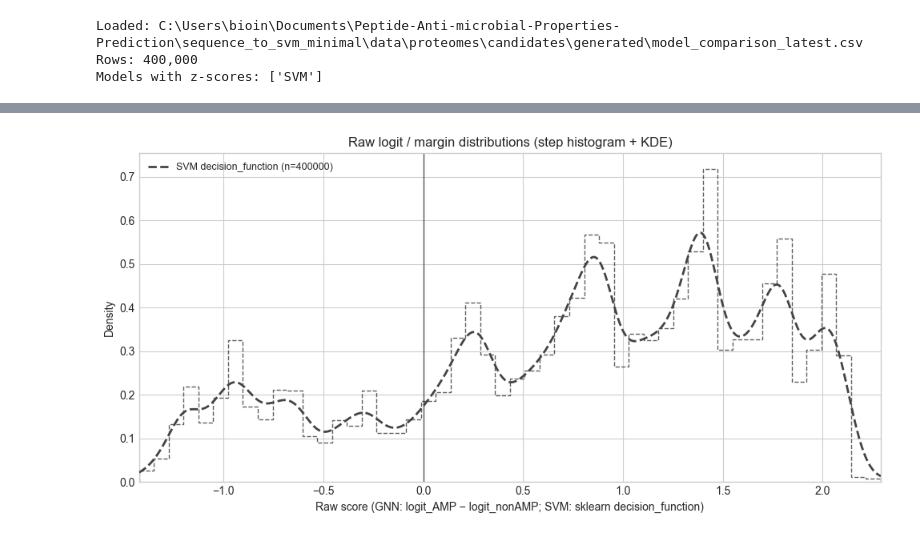
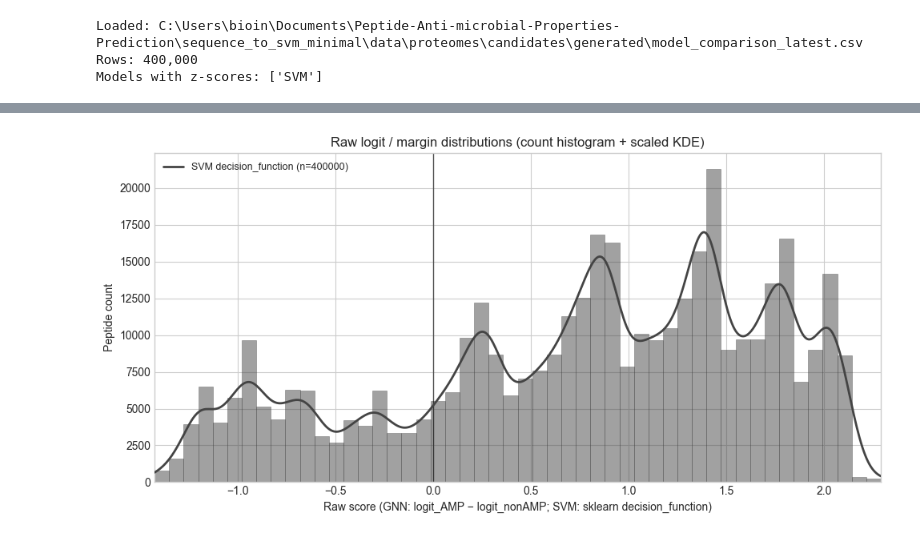
Before and after one commit to KYinXu/Peptide-Anti-microbial-Properties-Prediction, a Jupyter notebook: notebooks/comparison_exploration.ipynb, the cells around one changed output, grey strips where cells are left out. Saved outputs shown, nothing was run; the diff lists cells and outputs as text; code cells hidden in the pictures.

```diff
--- a/notebooks/comparison_exploration.ipynb
+++ b/notebooks/comparison_exploration.ipynb
@@ -108,5 +195,5 @@ plt.show()
 # %%
-# Raw classifier scores: step histogram + KDE (GNN logit margin; SVM = decision_function)
+# Raw classifier scores: count histogram + KDE scaled to peptide count per bin
 margin_cols = sorted(c for c in df.columns if c.endswith("_logit_margin"))
 vals_raw = []
 for c in margin_cols:
@@ -127,23 +214,33 @@ hi_r = float(np.nanpercentile(all_raw, 99))
 pad_r = 0.05 * (hi_r - lo_r) if hi_r > lo_r else 1.0
 xlim_raw = (lo_r - pad_r, hi_r + pad_r)
 
+marked_raw_values = []
+for col in margin_cols:
+    _, marked_values = marked_scores_for_column(df, col)
+    marked_raw_values.extend(marked_values)
+if "SVM_distance" in df.columns:
+    _, marked_values = marked_scores_for_column(df, "SVM_distance")
+    marked_raw_values.extend(marked_values)
+xlim_raw = expand_xlim_for_values(xlim_raw, marked_raw_values)
+
 # Histogram + KDE on top (same colors); SVM dashed
 from scipy.stats import gaussian_kde
 
 n_bins_raw = 50
 bins_raw = np.linspace(xlim_raw[0], xlim_raw[1], n_bins_raw + 1)
+bin_width_raw = bins_raw[1] - bins_raw[0]
 
 gnn_entries = []
 for col in margin_cols:
     v = pd.to_numeric(df[col], errors="coerce").dropna().to_numpy(dtype=float)
     if v.size >= 5:
-        gnn_entries.append((col.replace("_logit_margin", ""), v))
+        gnn_entries.append((col.replace("_logit_margin", ""), col, v))
 
 svm_entry = None
 if "SVM_distance" in df.columns:
     v_svm = pd.to_numeric(df["SVM_distance"], errors="coerce").dropna().to_numpy(dtype=float)
     if v_svm.size >= 5:
-        svm_entry = ("SVM decision_function", v_svm)
+        svm_entry = ("SVM decision_function", "SVM_distance", v_svm)
 
 xs_r = np.linspace(xlim_raw[0], xlim_raw[1], 512)
 n_gnn = len(gnn_entries)
@@ -151,72 +248,90 @@ colors_gnn = plt.cm.tab10(np.linspace(0, 1, max(n_gnn, 10)))[:n_gnn]
 svm_color = "#444444"
 
 plt.figure(figsize=(10, 5))
-for i, (name, v) in enumerate(gnn_entries):
+for i, (name, col, v) in enumerate(gnn_entries):
     c = colors_gnn[i]
     plt.hist(
         v,
         bins=bins_raw,
-        density=True,
-        histtype="step",
-        linewidth=1,
-        color=c,
-        alpha=0.85,
+        density=False,
+        histtype="bar",
+        linewidth=0.5,
+        edgecolor=c,
+        facecolor=c,
+        alpha=0.5,
         zorder=1,
     )
 
 if svm_entry is not None:
-    _, v_svm = svm_entry
+    _, _, v_svm = svm_entry
     plt.hist(
         v_svm,
         bins=bins_raw,
-        density=True,
-        histtype="step",
-        linewidth=1,
-        linestyle="--",
-        color=svm_color,
-        alpha=0.85,
+        density=False,
+        histtype="bar",
+        linewidth=0.5,
+        edgecolor=svm_color,
+        facecolor=svm_color,
+        alpha=0.5,
         zorder=1,
     )
 
-for i, (name, v) in enumerate(gnn_entries):
+for i, (name, col, v) in enumerate(gnn_entries):
     c = colors_gnn[i]
     try:
-        d = gaussian_kde(v)(xs_r)
+        d = gaussian_kde(v)(xs_r) * len(v) * bin_width_raw
     except np.linalg.LinAlgError:
         continue
     plt.plot(
         xs_r,
         d,
         color=c,
         linewidth=2,
         label=f"{name} (n={len(v)})",
         zorder=3,
     )
 
 if svm_entry is not None:
-    name, v_svm = svm_entry
+    name, col, v_svm = svm_entry
     try:
-        d_svm = gaussian_kde(v_svm)(xs_r)
+        d_svm = gaussian_kde(v_svm)(xs_r) * len(v_svm) * bin_width_raw
     except np.linalg.LinAlgError:
         d_svm = None
     if d_svm is not None:
         plt.plot(
             xs_r,
             d_svm,
             color=svm_color,
             linewidth=2,
-            linestyle="--",
             label=f"{name} (n={len(v_svm)})",
             zorder=3,
         )
 
 plt.axvline(0.0, color="black", linewidth=1, alpha=0.6, zorder=2)
 plt.xlim(*xlim_raw)
+ax = plt.gca()
+for i, (name, col, v) in enumerate(gnn_entries):
+    _, marked_values = marked_scores_for_column(df, col)
+    mark_peptide_scores(
+        ax,
+        marked_values,
+        f"Marked {name} peptides (n={len(marked_values)})",
+        color=colors_gnn[i],
+    )
+if svm_entry is not None:
+    name, col, v_svm = svm_entry
+    _, marked_values = marked_scores_for_column(df, col)
+    mark_peptide_scores(
+        ax,
+        marked_values,
+        f"Marked {name} peptides (n={len(marked_values)})",
+        color=svm_color,
+    )
 plt.xlabel("Raw score (GNN: logit_AMP − logit_nonAMP; SVM: sklearn decision_function)")
-plt.ylabel("Density")
-plt.title("Raw logit / margin distributions (step histogram + KDE)")
+plt.ylabel("Peptide count")
+plt.title("Raw logit / margin distributions (count histogram + scaled KDE)")
 plt.legend(loc="best", fontsize=9)
 plt.tight_layout()
 plt.show()
 # %% [output]
-[figure, old version]
+[figure, new version]
```
Also changed, not shown: parts of 2 cells of this notebook, 7 other files.
